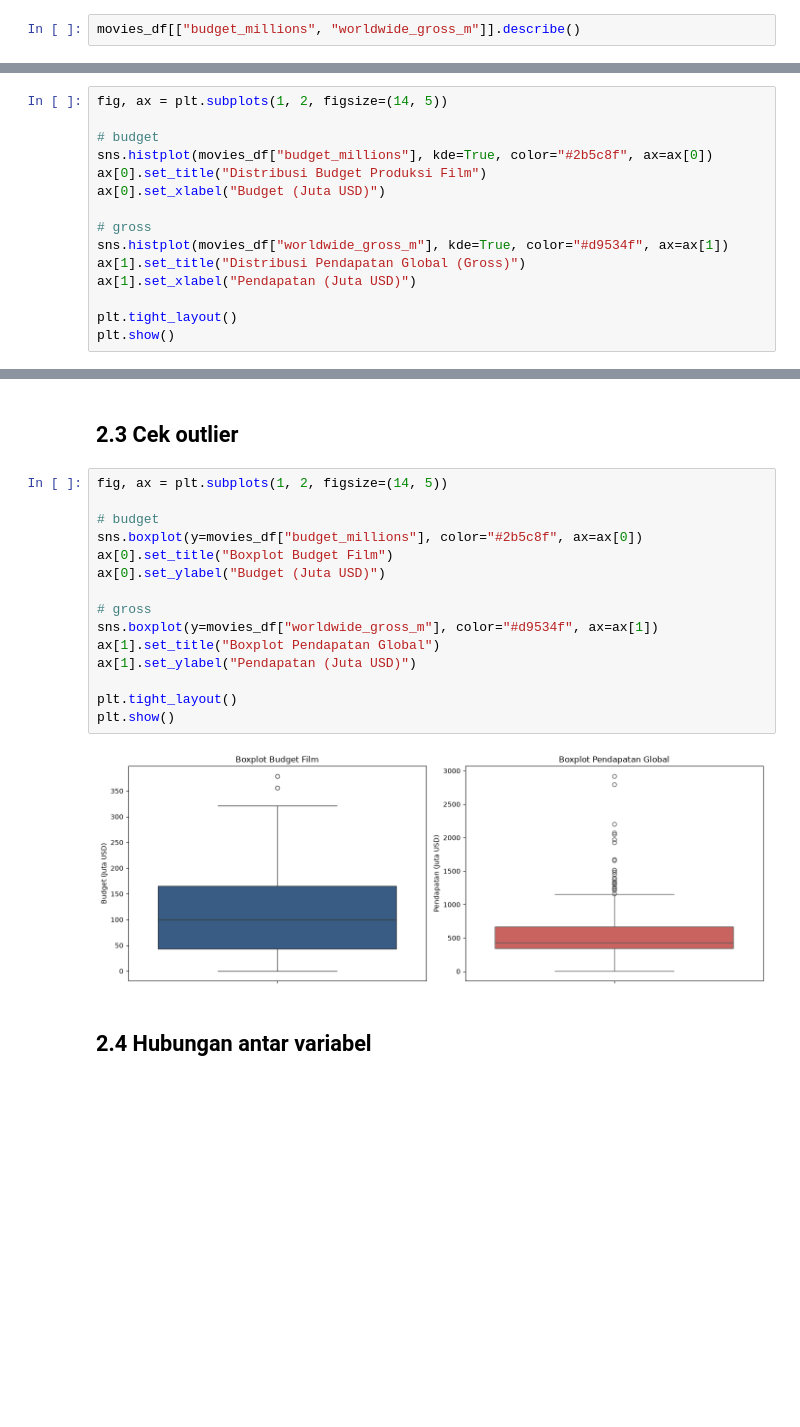
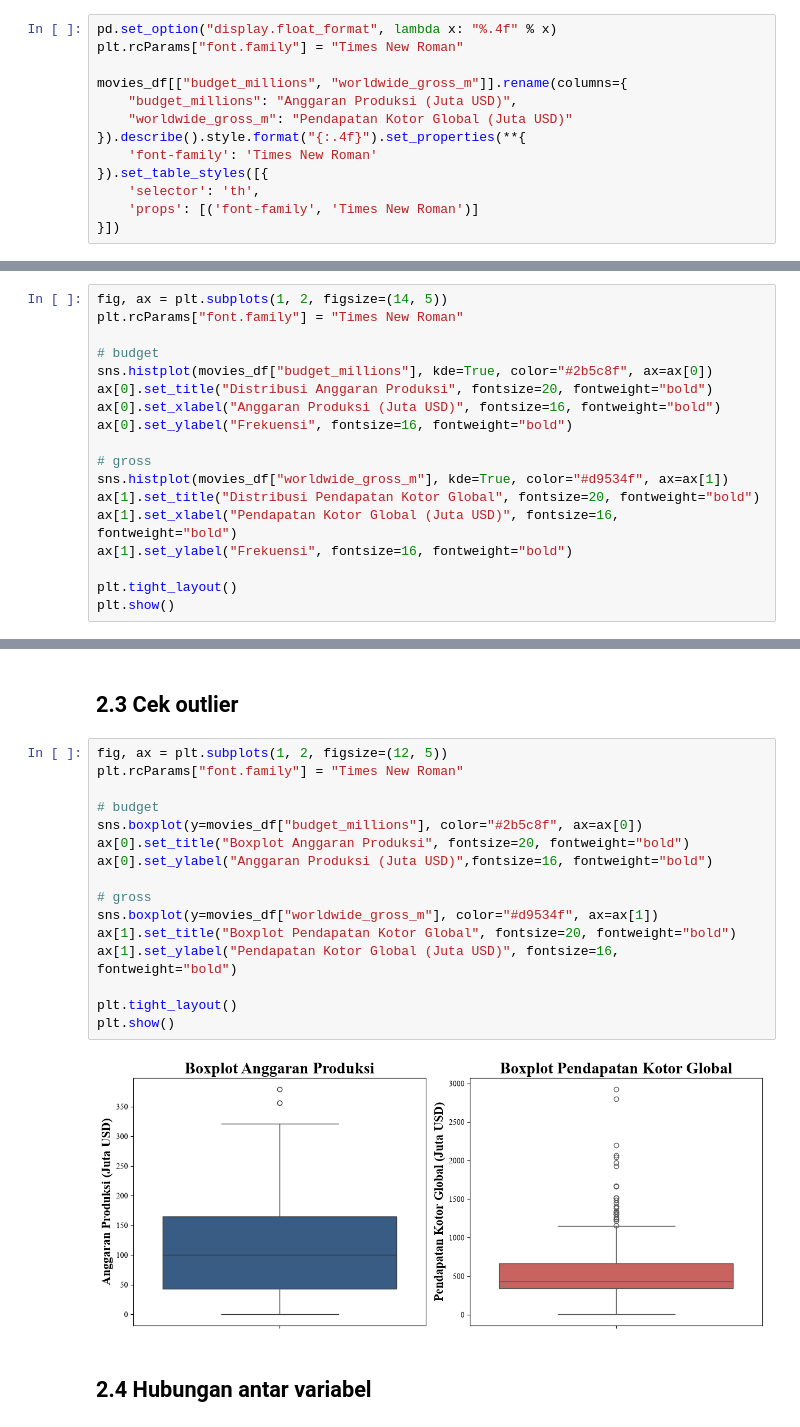
Before and after one commit to ahzasasa/anareg, a Jupyter notebook: simple-linear-regression.ipynb, the cells around one changed output, grey strips where cells are left out. Cells and saved outputs as stored; diff of their text form; blank space fills up the shorter version.

```diff
--- a/simple-linear-regression.ipynb
+++ b/simple-linear-regression.ipynb
@@ -97,5 +97,16 @@ Notes:
 # %% [markdown]
 ## 2.1 Statistik deskriptif
 # %%
-movies_df[["budget_millions", "worldwide_gross_m"]].describe()
+pd.set_option("display.float_format", lambda x: "%.4f" % x)
+plt.rcParams["font.family"] = "Times New Roman"
+
+movies_df[["budget_millions", "worldwide_gross_m"]].rename(columns={
+    "budget_millions": "Anggaran Produksi (Juta USD)",
+    "worldwide_gross_m": "Pendapatan Kotor Global (Juta USD)"
+}).describe().style.format("{:.4f}").set_properties(**{
+    'font-family': 'Times New Roman'
+}).set_table_styles([{
+    'selector': 'th',
+    'props': [('font-family', 'Times New Roman')]
+}])
 # %% [output]
@@ -112,16 +123,19 @@ movies_df[["budget_millions", "worldwide_gross_m"]].describe()
 ## 2.2 Distribusi variabel X dan Y
 # %%
 fig, ax = plt.subplots(1, 2, figsize=(14, 5))
+plt.rcParams["font.family"] = "Times New Roman"
 
 # budget
 sns.histplot(movies_df["budget_millions"], kde=True, color="#2b5c8f", ax=ax[0])
-ax[0].set_title("Distribusi Budget Produksi Film")
-ax[0].set_xlabel("Budget (Juta USD)")
+ax[0].set_title("Distribusi Anggaran Produksi", fontsize=20, fontweight="bold")
+ax[0].set_xlabel("Anggaran Produksi (Juta USD)", fontsize=16, fontweight="bold")
+ax[0].set_ylabel("Frekuensi", fontsize=16, fontweight="bold")
 
 # gross
 sns.histplot(movies_df["worldwide_gross_m"], kde=True, color="#d9534f", ax=ax[1])
-ax[1].set_title("Distribusi Pendapatan Global (Gross)")
-ax[1].set_xlabel("Pendapatan (Juta USD)")
+ax[1].set_title("Distribusi Pendapatan Kotor Global", fontsize=20, fontweight="bold")
+ax[1].set_xlabel("Pendapatan Kotor Global (Juta USD)", fontsize=16, fontweight="bold")
+ax[1].set_ylabel("Frekuensi", fontsize=16, fontweight="bold")
 
 plt.tight_layout()
 plt.show()
@@ -130,22 +144,23 @@ plt.show()
 # %% [markdown]
 ## 2.3 Cek outlier
 # %%
-fig, ax = plt.subplots(1, 2, figsize=(14, 5))
+fig, ax = plt.subplots(1, 2, figsize=(12, 5))
+plt.rcParams["font.family"] = "Times New Roman"
 
 # budget
 sns.boxplot(y=movies_df["budget_millions"], color="#2b5c8f", ax=ax[0])
-ax[0].set_title("Boxplot Budget Film")
-ax[0].set_ylabel("Budget (Juta USD)")
+ax[0].set_title("Boxplot Anggaran Produksi", fontsize=20, fontweight="bold")
+ax[0].set_ylabel("Anggaran Produksi (Juta USD)",fontsize=16, fontweight="bold")
 
 # gross
 sns.boxplot(y=movies_df["worldwide_gross_m"], color="#d9534f", ax=ax[1])
-ax[1].set_title("Boxplot Pendapatan Global")
-ax[1].set_ylabel("Pendapatan (Juta USD)")
+ax[1].set_title("Boxplot Pendapatan Kotor Global", fontsize=20, fontweight="bold")
+ax[1].set_ylabel("Pendapatan Kotor Global (Juta USD)", fontsize=16, fontweight="bold")
 
 plt.tight_layout()
 plt.show()
 # %% [output]
-[figure, old version]
+[figure, new version]
 # %% [markdown]
 ## 2.4 Hubungan antar variabel
 # %%
```
Also changed, not shown: parts of 14 cells of this notebook.
